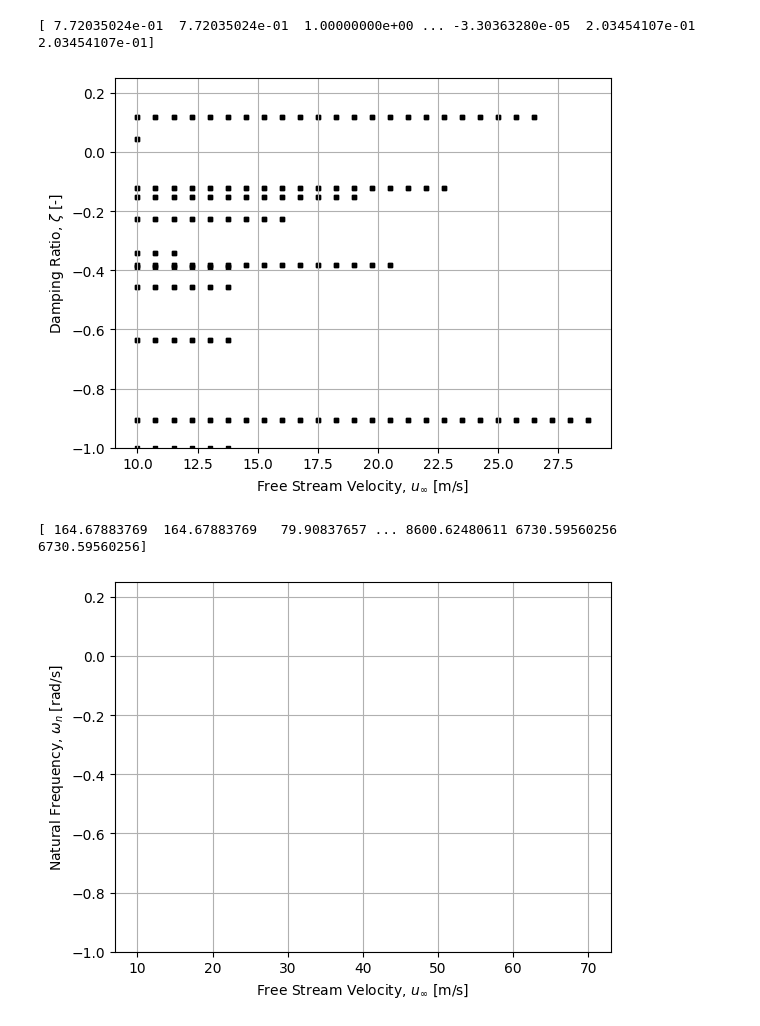
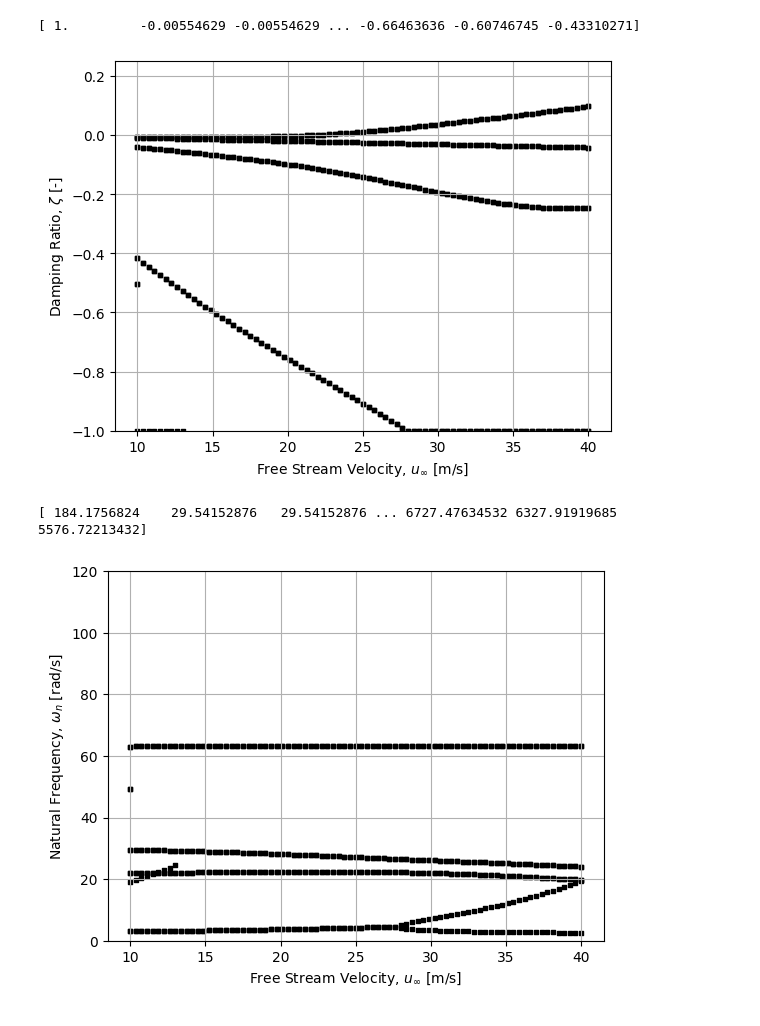
Before and after one commit to lighteningAB/sharpy, a Jupyter notebook: sharpy/try8.ipynb, the cells around one changed output. Saved outputs shown, nothing was run; the diff lists cells and outputs as text; code cells hidden in the pictures.

```diff
--- a/sharpy/try8.ipynb
+++ b/sharpy/try8.ipynb
@@ -333,5 +334,5 @@ FINISHED - CPU process time = 545.0024816 seconds
 # %%
-file_name = './output/%s/stability/velocity_analysis_min0100_max0700_nvel0081.dat' % case_name
+file_name = './output/%s/stability/velocity_analysis_min0100_max0400_nvel0081.dat' % case_name
 %matplotlib inline
 velocity_analysis = np.loadtxt(file_name)
 u_inf = velocity_analysis[:, 0]
@@ -345,7 +346,7 @@ cbar.set_label('Free Stream Velocity, $u_\infty$ [m/s]')
 
 plt.grid()
 plt.xlim(-50, 25)
-plt.ylim(0, 150)
+plt.ylim(0, 35)
 plt.xlabel('Real Part, $\lambda$ [rad/s]')
 plt.ylabel('Imag Part, $\lambda$ [rad/s]');
 # %% [output]
@@ -363,20 +364,20 @@ plt.ylim(-1, 0.25)
 plt.xlabel('Free Stream Velocity, $u_\infty$ [m/s]')
 plt.ylabel('Damping Ratio, $\zeta$ [-]');
 # %% [output]
-[ 7.72035024e-01  7.72035024e-01  1.00000000e+00 ... -3.30363280e-05  2.03454107e-01  2.03454107e-01]
+[ 1.         -0.00554629 -0.00554629 ... -0.66463636 -0.60746745 -0.43310271]
-[figure, old version]
+[figure, new version]
 # %%
 fig = plt.figure()
 cond = (eigs_r>-25) * (eigs_r<10) # filter unwanted eigenvalues for this plot (mostly aero modes)
 plt.scatter(u_inf[cond], natural_frequency[cond], color='k', marker='s', s=9)
 print(natural_frequency)
 plt.grid()
-plt.ylim(-1, 0.25)
+plt.ylim(0, 120)
 plt.xlabel('Free Stream Velocity, $u_\infty$ [m/s]')
 plt.ylabel('Natural Frequency, $\omega_n$ [rad/s]');
 # %% [output]
-[ 164.67883769  164.67883769   79.90837657 ... 8600.62480611 6730.59560256 6730.59560256]
+[ 184.1756824    29.54152876   29.54152876 ... 6727.47634532 6327.91919685 5576.72213432]
-[figure, old version]
+[figure, new version]
 # %%
 import numpy as np
 
```
Also changed, not shown: parts of 8 cells of this notebook, 1 other file.
